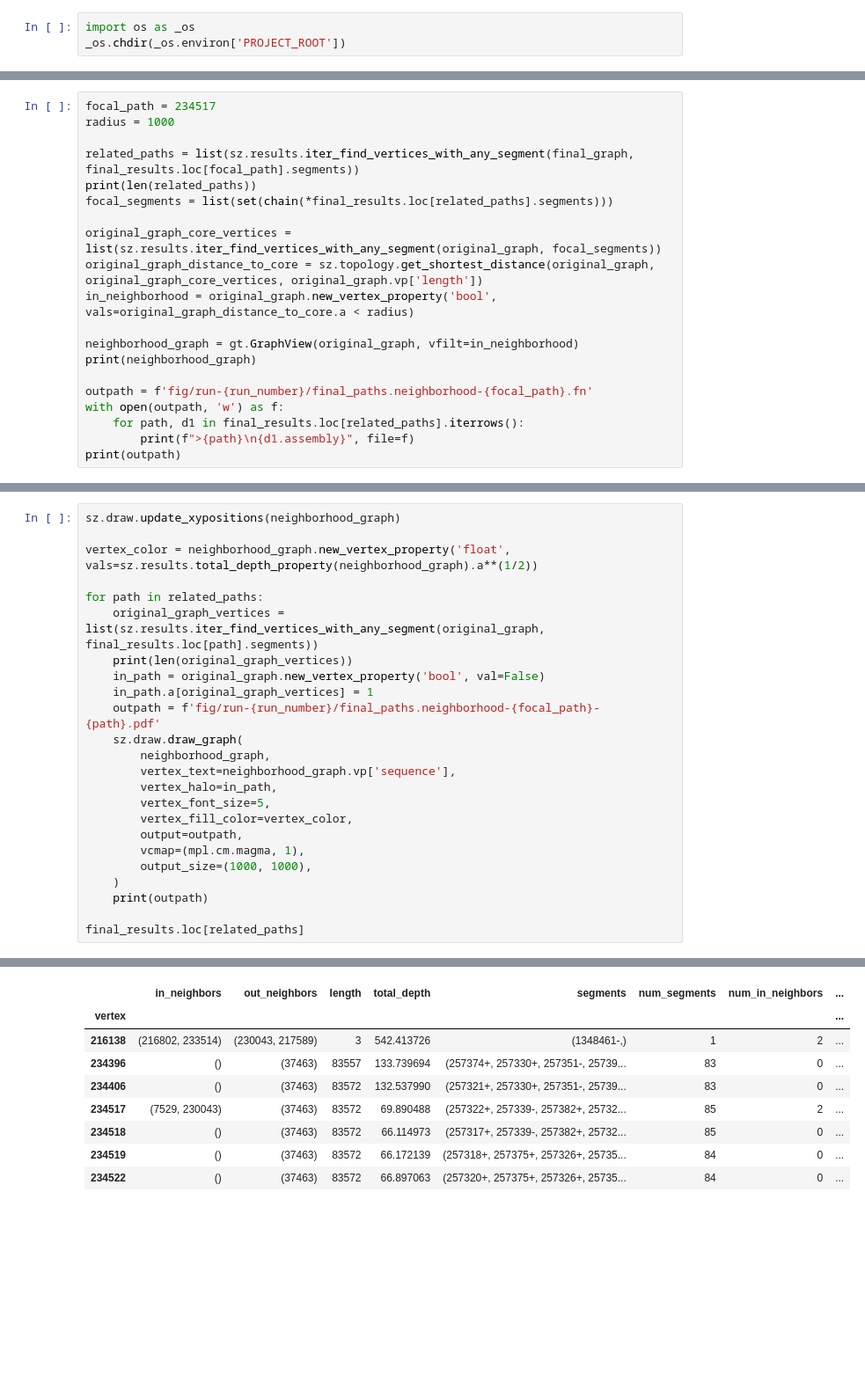
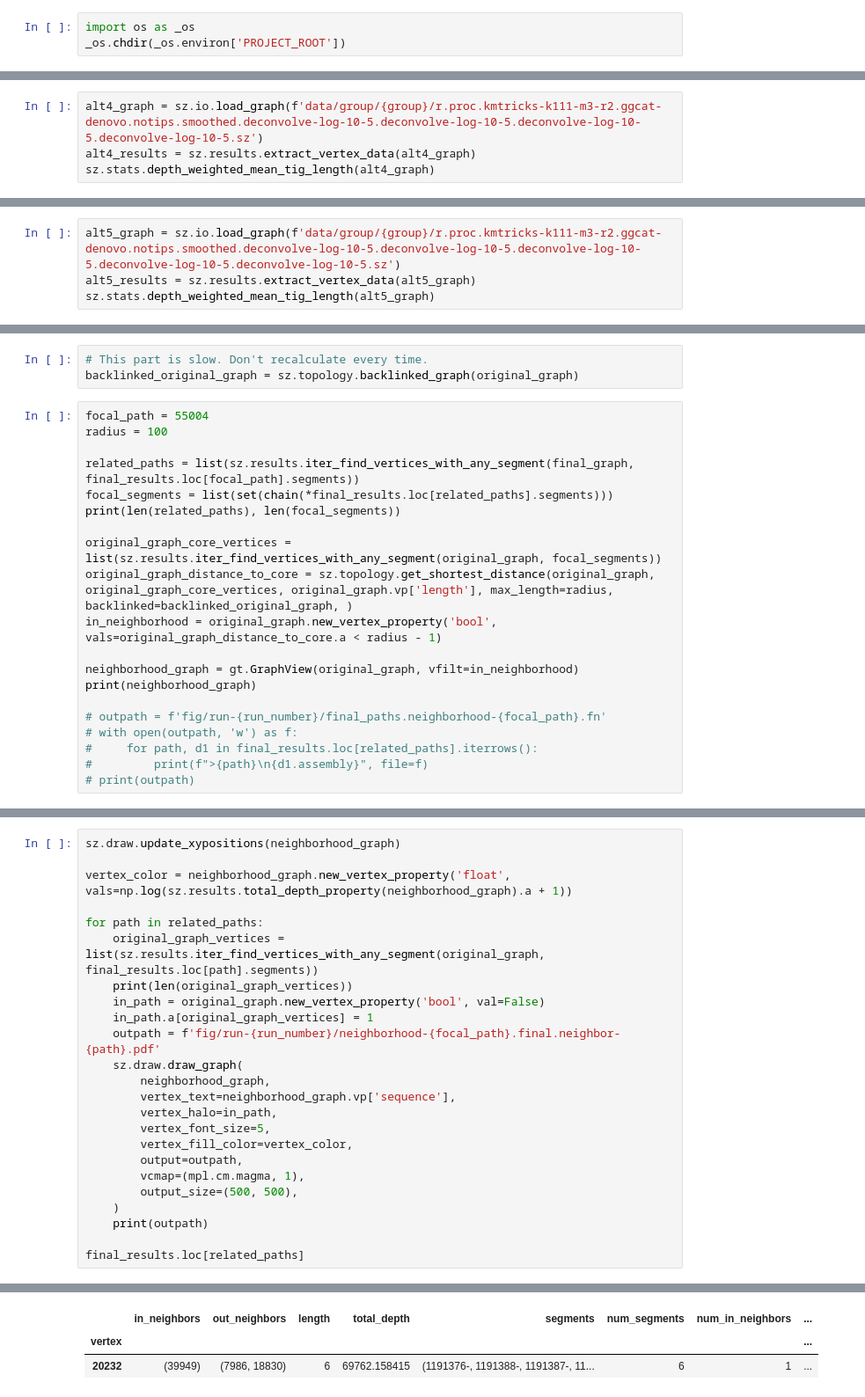
Before and after one commit to bsmith89/strain-aware-assembly, a Jupyter notebook: nb/explore_results.ipynb, the cells around one changed output, grey strips where cells are left out. Shown at 88% size. Drawn from its saved outputs; the diff is of its cells as text; blank space fills up the shorter version.

```diff
--- a/nb/explore_results.ipynb
+++ b/nb/explore_results.ipynb
@@ -77,0 +90,4 @@ ax.invert_xaxis()
+# %%
+alt4_graph = sz.io.load_graph(f'data/group/{group}/r.proc.kmtricks-k111-m3-r2.ggcat-denovo.notips.smoothed.deconvolve-log-10-5.deconvolve-log-10-5.deconvolve-log-10-5.deconvolve-log-10-5.sz')
+alt4_results = sz.results.extract_vertex_data(alt4_graph)
+sz.stats.depth_weighted_mean_tig_length(alt4_graph)
@@ -77,0 +96,4 @@ ax.invert_xaxis()
+# %%
+alt5_graph = sz.io.load_graph(f'data/group/{group}/r.proc.kmtricks-k111-m3-r2.ggcat-denovo.notips.smoothed.deconvolve-log-10-5.deconvolve-log-10-5.deconvolve-log-10-5.deconvolve-log-10-5.deconvolve-log-10-5.sz')
+alt5_results = sz.results.extract_vertex_data(alt5_graph)
+sz.stats.depth_weighted_mean_tig_length(alt5_graph)
@@ -142,21 +214,24 @@ final_results.loc[sz.results.iter_find_vertices_with_any_segment(final_graph, ['
+# %%
+# This part is slow. Don't recalculate every time.
+backlinked_original_graph = sz.topology.backlinked_graph(original_graph)
 # %%
-focal_path = 234517
-radius = 1000
+focal_path = 55004
+radius = 100
 
 related_paths = list(sz.results.iter_find_vertices_with_any_segment(final_graph, final_results.loc[focal_path].segments))
-print(len(related_paths))
 focal_segments = list(set(chain(*final_results.loc[related_paths].segments)))
+print(len(related_paths), len(focal_segments))
 
 original_graph_core_vertices = list(sz.results.iter_find_vertices_with_any_segment(original_graph, focal_segments))
-original_graph_distance_to_core = sz.topology.get_shortest_distance(original_graph, original_graph_core_vertices, original_graph.vp['length'])
-in_neighborhood = original_graph.new_vertex_property('bool', vals=original_graph_distance_to_core.a < radius)
+original_graph_distance_to_core = sz.topology.get_shortest_distance(original_graph, original_graph_core_vertices, original_graph.vp['length'], max_length=radius, backlinked=backlinked_original_graph, )
+in_neighborhood = original_graph.new_vertex_property('bool', vals=original_graph_distance_to_core.a < radius - 1)
 
 neighborhood_graph = gt.GraphView(original_graph, vfilt=in_neighborhood)
 print(neighborhood_graph)
 
-outpath = f'fig/run-{run_number}/final_paths.neighborhood-{focal_path}.fn'
-with open(outpath, 'w') as f:
-    for path, d1 in final_results.loc[related_paths].iterrows():
-        print(f">{path}\n{d1.assembly}", file=f)
-print(outpath)
+# outpath = f'fig/run-{run_number}/final_paths.neighborhood-{focal_path}.fn'
+# with open(outpath, 'w') as f:
+#     for path, d1 in final_results.loc[related_paths].iterrows():
+#         print(f">{path}\n{d1.assembly}", file=f)
+# print(outpath)
 # %% [output]
@@ -166,14 +240,14 @@ fig/run-21/final_paths.neighborhood-234517.fn
 # %%
 sz.draw.update_xypositions(neighborhood_graph)
 
-vertex_color = neighborhood_graph.new_vertex_property('float', vals=sz.results.total_depth_property(neighborhood_graph).a**(1/2))
+vertex_color = neighborhood_graph.new_vertex_property('float', vals=np.log(sz.results.total_depth_property(neighborhood_graph).a + 1))
 
 for path in related_paths:
     original_graph_vertices = list(sz.results.iter_find_vertices_with_any_segment(original_graph, final_results.loc[path].segments))
     print(len(original_graph_vertices))
     in_path = original_graph.new_vertex_property('bool', val=False)
     in_path.a[original_graph_vertices] = 1
-    outpath = f'fig/run-{run_number}/final_paths.neighborhood-{focal_path}-{path}.pdf'
+    outpath = f'fig/run-{run_number}/neighborhood-{focal_path}.final.neighbor-{path}.pdf'
     sz.draw.draw_graph(
         neighborhood_graph,
         vertex_text=neighborhood_graph.vp['sequence'],
@@ -182,7 +256,7 @@ for path in related_paths:
         vertex_fill_color=vertex_color,
         output=outpath,
         vcmap=(mpl.cm.magma, 1),
-        output_size=(1000, 1000),
+        output_size=(500, 500),
     )
     print(outpath)
 
@@ -205,9 +267,3 @@ fig/run-21/final_paths.neighborhood-234517-234522.pdf
 |  | in_neighbors | out_neighbors | length | total_depth | segments | num_segments | num_in_neighbors | ... |
 | vertex |  |  |  |  |  |  |  | ... |
-| 216138 | (216802, 233514) | (230043, 217589) | 3 | 542.413726 | (1348461-,) | 1 | 2 | ... |
-| 234396 | () | (37463) | 83557 | 133.739694 | (257374+, 257330+, 257351-, 25739... | 83 | 0 | ... |
-| 234406 | () | (37463) | 83572 | 132.537990 | (257321+, 257330+, 257351-, 25739... | 83 | 0 | ... |
-| 234517 | (7529, 230043) | (37463) | 83572 | 69.890488 | (257322+, 257339-, 257382+, 25732... | 85 | 2 | ... |
-| 234518 | () | (37463) | 83572 | 66.114973 | (257317+, 257339-, 257382+, 25732... | 85 | 0 | ... |
-| 234519 | () | (37463) | 83572 | 66.172139 | (257318+, 257375+, 257326+, 25735... | 84 | 0 | ... |
-| 234522 | () | (37463) | 83572 | 66.897063 | (257320+, 257375+, 257326+, 25735... | 84 | 0 | ... |
+| 20232 | (39949) | (7986, 18830) | 6 | 69762.158415 | (1191376-, 1191388-, 1191387-, 11... | 6 | 1 | ... |
```
Also changed, not shown: parts of 69 cells of this notebook, 1 other file.
